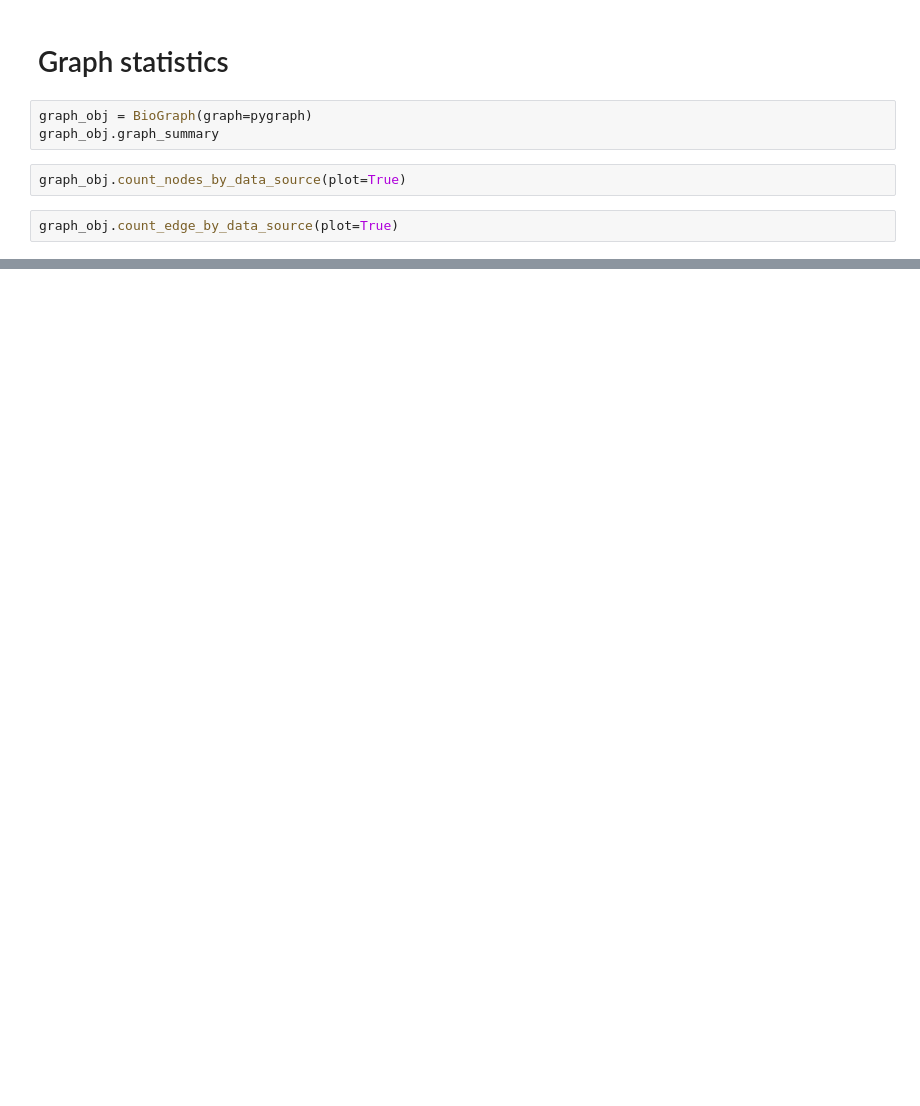
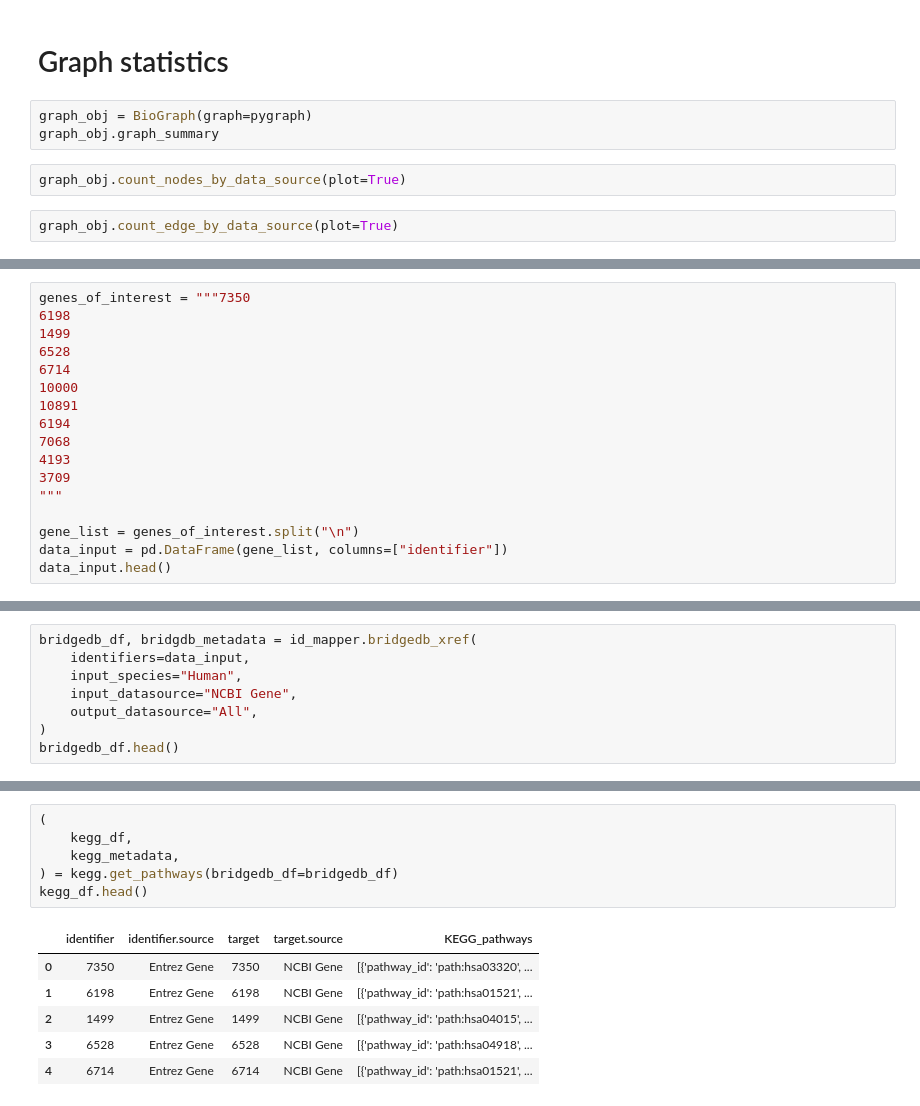
Before and after one commit to BioDataFuse/pyBiodatafuse, a Jupyter notebook: examples/02_metabolite_to_graph.ipynb, the cells around one changed output, grey strips where cells are left out. Cells and saved outputs as stored; diff of their text form; blank space fills up the shorter version.

```diff
--- a/examples/02_metabolite_to_graph.ipynb
+++ b/examples/02_metabolite_to_graph.ipynb
@@ -128,0 +186,17 @@ graph_obj.count_edge_by_data_source(plot=True)
+# %%
+genes_of_interest = """7350
+6198
+1499
+6528
+6714
+10000
+10891
+6194
+7068
+4193
+3709
+"""
+
+gene_list = genes_of_interest.split("\n")
+data_input = pd.DataFrame(gene_list, columns=["identifier"])
+data_input.head()
@@ -128,0 +210,8 @@ graph_obj.count_edge_by_data_source(plot=True)
+# %%
+bridgedb_df, bridgdb_metadata = id_mapper.bridgedb_xref(
+    identifiers=data_input,
+    input_species="Human",
+    input_datasource="NCBI Gene",
+    output_datasource="All",
+)
+bridgedb_df.head()
@@ -128,0 +236,13 @@ graph_obj.count_edge_by_data_source(plot=True)
+# %%
+(
+    kegg_df,
+    kegg_metadata,
+) = kegg.get_pathways(bridgedb_df=bridgedb_df)
+kegg_df.head()
+# %% [output]
+|  | identifier | identifier.source | target | target.source | KEGG_pathways |
+| 0 | 7350 | Entrez Gene | 7350 | NCBI Gene | [{'pathway_id': 'path:hsa03320', ... |
+| 1 | 6198 | Entrez Gene | 6198 | NCBI Gene | [{'pathway_id': 'path:hsa01521', ... |
+| 2 | 1499 | Entrez Gene | 1499 | NCBI Gene | [{'pathway_id': 'path:hsa04015', ... |
+| 3 | 6528 | Entrez Gene | 6528 | NCBI Gene | [{'pathway_id': 'path:hsa04918', ... |
+| 4 | 6714 | Entrez Gene | 6714 | NCBI Gene | [{'pathway_id': 'path:hsa01521', ... |
```
Also changed, not shown: parts of 18 cells of this notebook.
